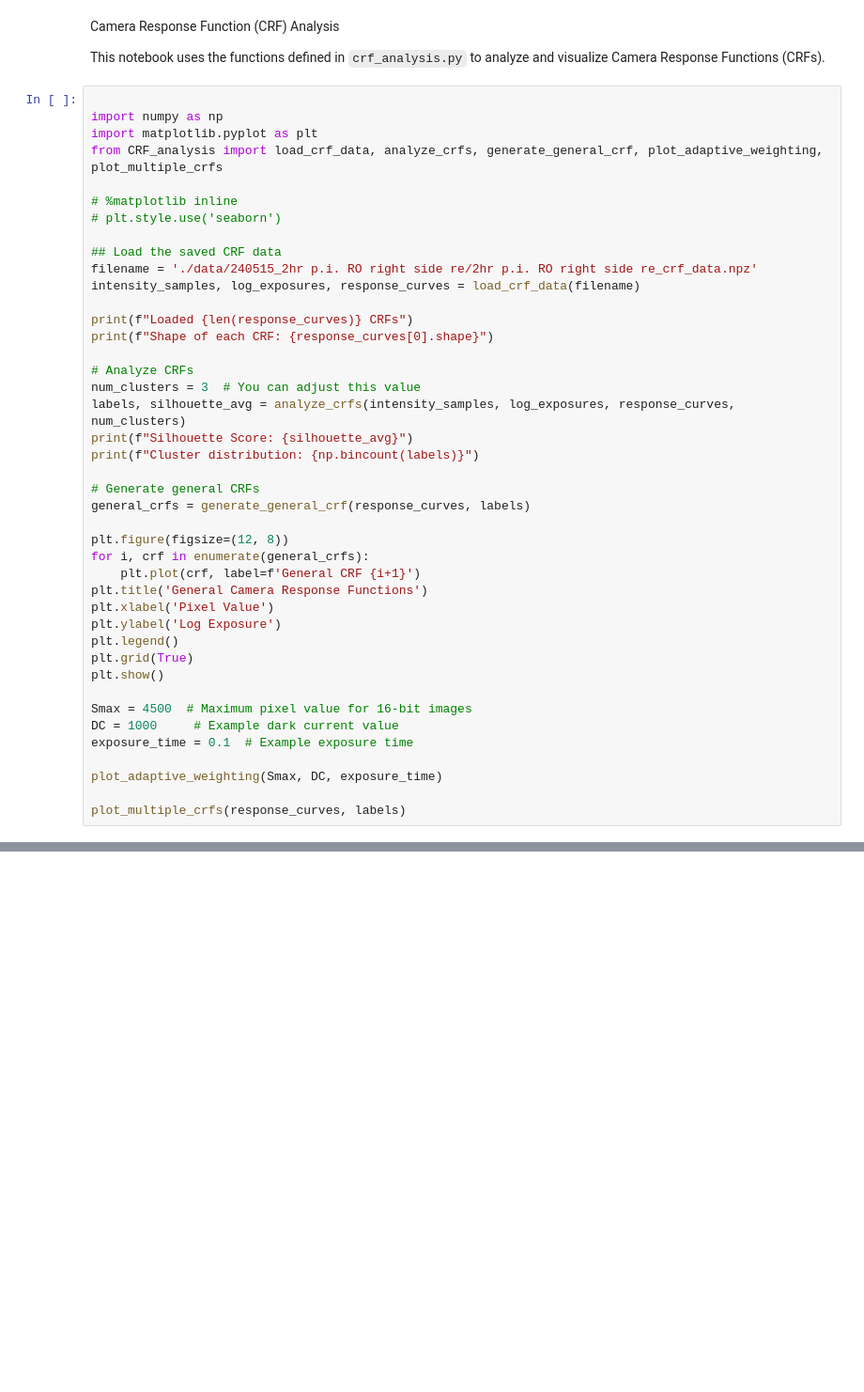
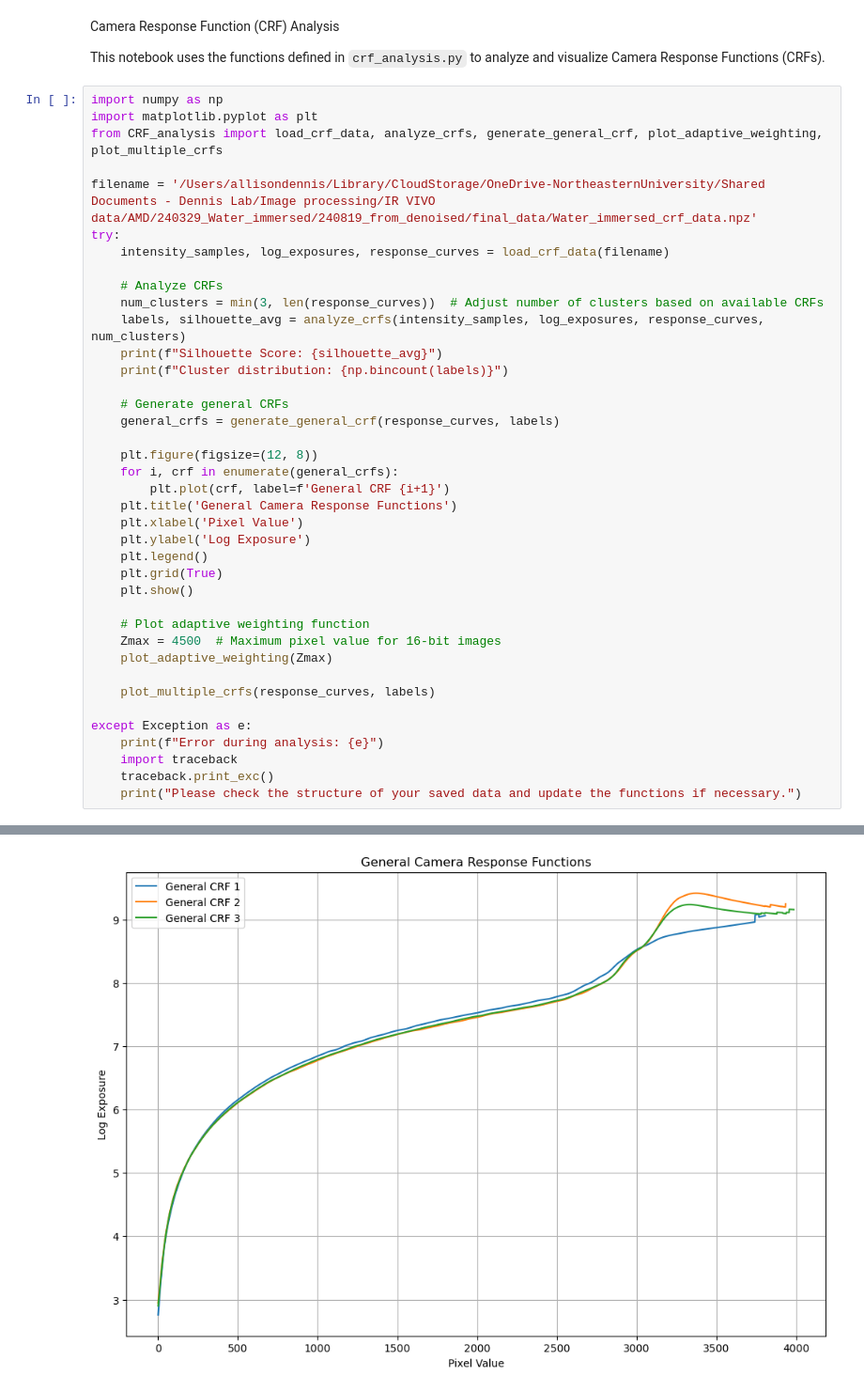
Before and after one commit to amishp42/SWIR_HDR, a Jupyter notebook: notebooks/PIPELINE/CRF_analysis.ipynb, the cells around one changed output, grey strips where cells are left out. Shown at 94% size. Saved outputs shown, nothing was run; the diff lists cells and outputs as text; blank space fills up the shorter version.

```diff
--- a/notebooks/PIPELINE/CRF_analysis.ipynb
+++ b/notebooks/PIPELINE/CRF_analysis.ipynb
@@ -3,45 +3,42 @@ Camera Response Function (CRF) Analysis
 
 This notebook uses the functions defined in `crf_analysis.py` to analyze and visualize Camera Response Functions (CRFs).
 # %%
-
 import numpy as np
 import matplotlib.pyplot as plt
 from CRF_analysis import load_crf_data, analyze_crfs, generate_general_crf, plot_adaptive_weighting, plot_multiple_crfs
 
-# %matplotlib inline
-# plt.style.use('seaborn')
+filename = '/Users/allisondennis/Library/CloudStorage/OneDrive-NortheasternUniversity/Shared Documents - Dennis Lab/Image processing/IR VIVO data/AMD/240329_Water_immersed/240819_from_denoised/final_data/Water_immersed_crf_data.npz'
+try:
+    intensity_samples, log_exposures, response_curves = load_crf_data(filename)
 
-## Load the saved CRF data
-filename = './data/240515_2hr p.i. RO right side re/2hr p.i. RO right side re_crf_data.npz'
-intensity_samples, log_exposures, response_curves = load_crf_data(filename)
+    # Analyze CRFs
+    num_clusters = min(3, len(response_curves))  # Adjust number of clusters based on available CRFs
+    labels, silhouette_avg = analyze_crfs(intensity_samples, log_exposures, response_curves, num_clusters)
+    print(f"Silhouette Score: {silhouette_avg}")
+    print(f"Cluster distribution: {np.bincount(labels)}")
 
-print(f"Loaded {len(response_curves)} CRFs")
-print(f"Shape of each CRF: {response_curves[0].shape}")
+    # Generate general CRFs
+    general_crfs = generate_general_crf(response_curves, labels)
 
-# Analyze CRFs
-num_clusters = 3  # You can adjust this value
-labels, silhouette_avg = analyze_crfs(intensity_samples, log_exposures, response_curves, num_clusters)
-print(f"Silhouette Score: {silhouette_avg}")
-print(f"Cluster distribution: {np.bincount(labels)}")
+    plt.figure(figsize=(12, 8))
+    for i, crf in enumerate(general_crfs):
+        plt.plot(crf, label=f'General CRF {i+1}')
+    plt.title('General Camera Response Functions')
+    plt.xlabel('Pixel Value')
+    plt.ylabel('Log Exposure')
+    plt.legend()
+    plt.grid(True)
+    plt.show()
 
-# Generate general CRFs
-general_crfs = generate_general_crf(response_curves, labels)
+    # Plot adaptive weighting function
+    Zmax = 4500  # Maximum pixel value for 16-bit images
+    plot_adaptive_weighting(Zmax)
 
-plt.figure(figsize=(12, 8))
-for i, crf in enumerate(general_crfs):
-    plt.plot(crf, label=f'General CRF {i+1}')
-plt.title('General Camera Response Functions')
-plt.xlabel('Pixel Value')
-plt.ylabel('Log Exposure')
-plt.legend()
-plt.grid(True)
-plt.show()
+    plot_multiple_crfs(response_curves, labels)
 
-Smax = 4500  # Maximum pixel value for 16-bit images
-DC = 1000     # Example dark current value
-exposure_time = 0.1  # Example exposure time
-
-plot_adaptive_weighting(Smax, DC, exposure_time)
-
-plot_multiple_crfs(response_curves, labels)
+except Exception as e:
+    print(f"Error during analysis: {e}")
+    import traceback
+    traceback.print_exc()
+    print("Please check the structure of your saved data and update the functions if necessary.")
 # %% [output]
@@ -48,0 +62 @@ KeyError: 'intensity_samples is not a file in the archive'
+[figure, added]
```
Also changed, not shown: parts of 1 cell of this notebook, 13 other files.
